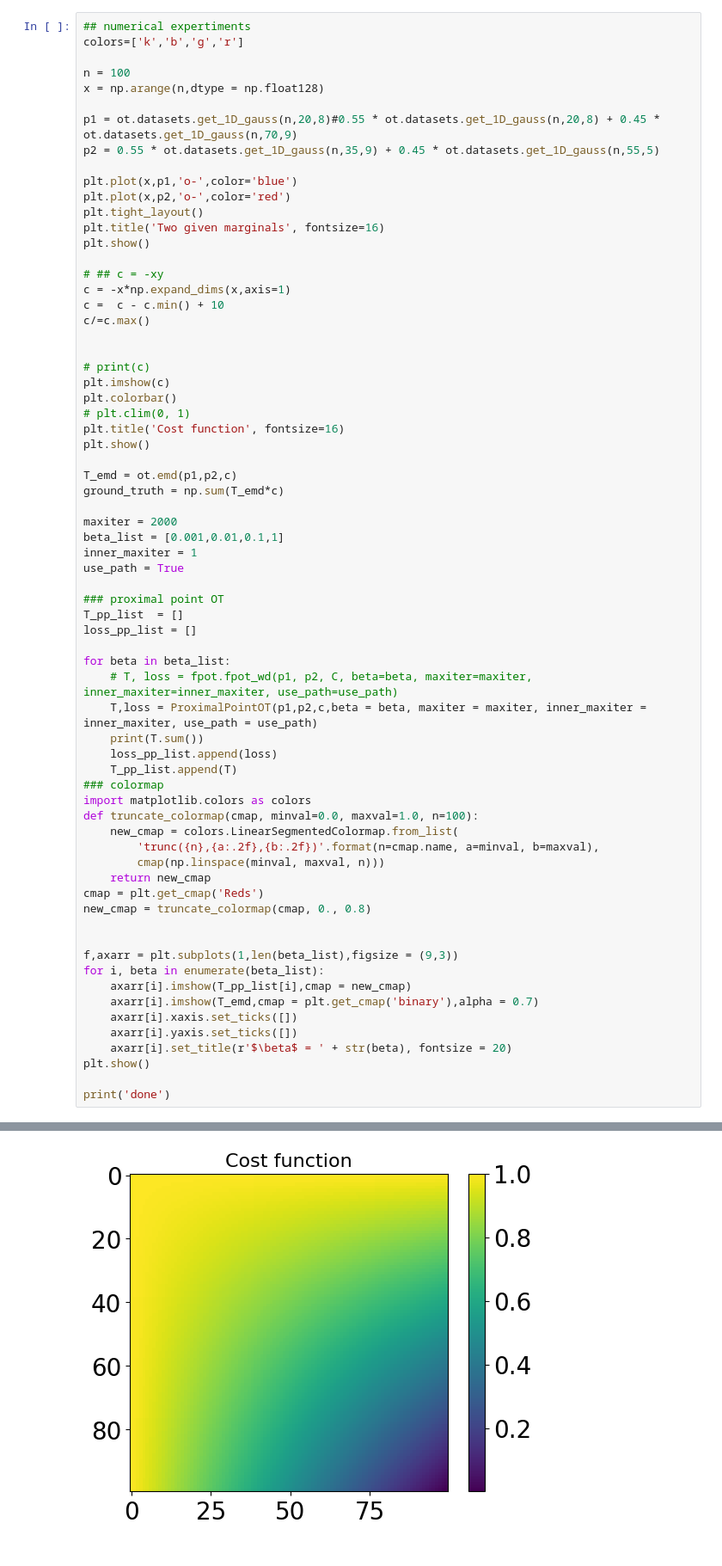
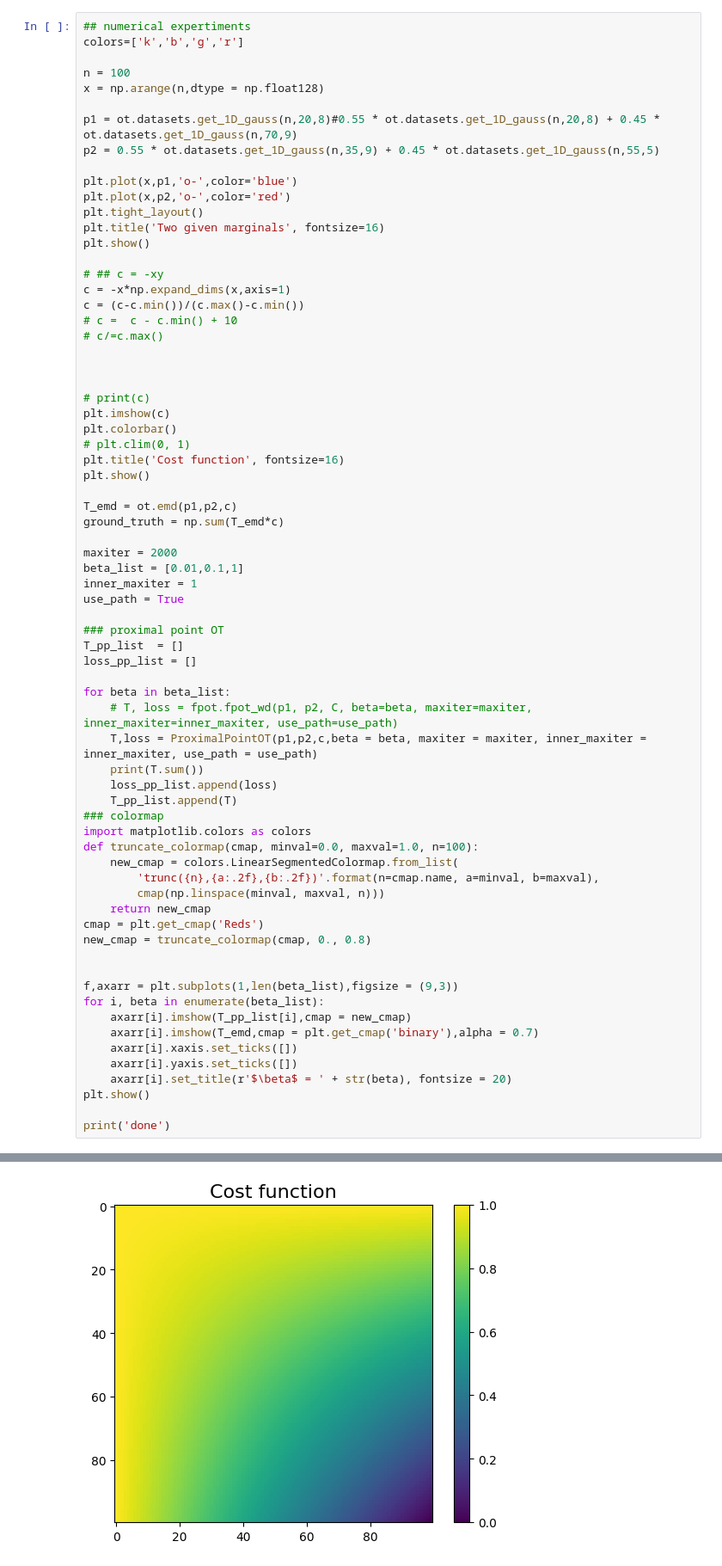
Before and after one commit to JavaZeroo/WassersteinSBP, a Jupyter notebook: SolvingSubProblem_byIPOT.ipynb, the cells around one changed output, grey strips where cells are left out. Shown: that part at 86% size. Cells and saved outputs as stored; diff of their text form.

```diff
--- a/SolvingSubProblem_byIPOT.ipynb
+++ b/SolvingSubProblem_byIPOT.ipynb
@@ -43,8 +43,10 @@ plt.show()
 
 # ## c = -xy
 c = -x*np.expand_dims(x,axis=1)
-c =  c - c.min() + 10
-c/=c.max()
+c = (c-c.min())/(c.max()-c.min())
+# c =  c - c.min() + 10
+# c/=c.max()
+
 
 
 # print(c)
@@ -58,7 +60,7 @@ T_emd = ot.emd(p1,p2,c)
 ground_truth = np.sum(T_emd*c)
 
 maxiter = 2000
-beta_list = [0.001,0.01,0.1,1]
+beta_list = [0.01,0.1,1]
 inner_maxiter = 1
 use_path = True
 
@@ -98,2 +100,2 @@ print('done')
-[figure, old version]
+[figure, new version]
 0.0
```
Also changed, not shown: parts of 14 cells of this notebook, 3 other files.
